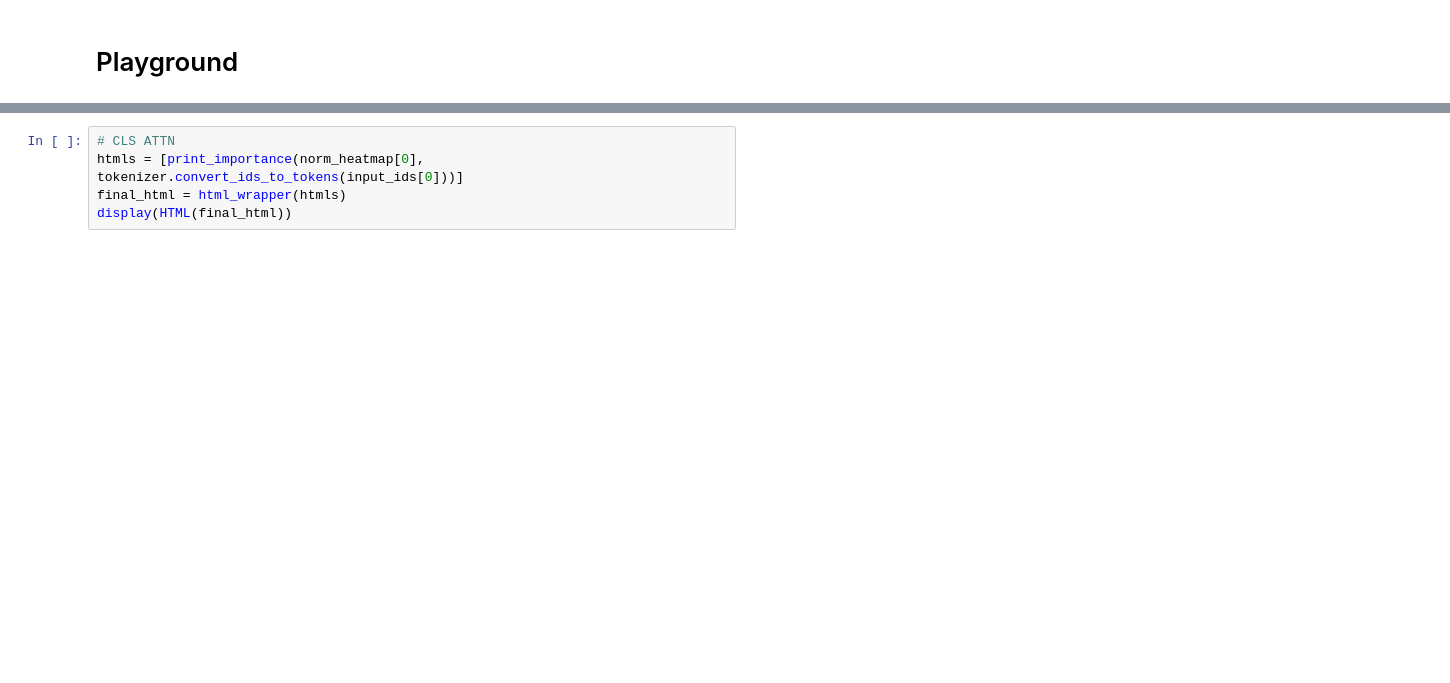
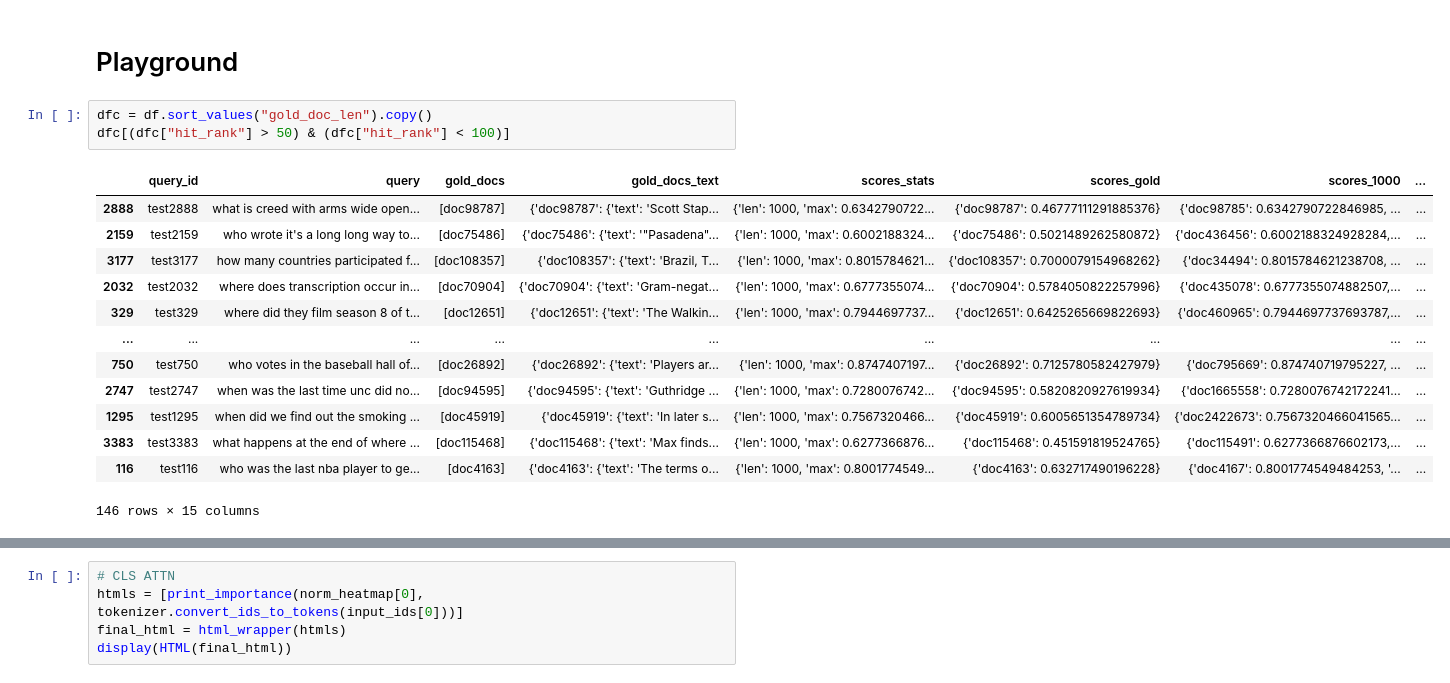
Before and after one commit to mohsenfayyaz/ColDeR, a Jupyter notebook: src/notebooks/BEIR_DecompX.ipynb, the cells around one changed output, grey strips where cells are left out. Saved outputs shown, nothing was run; the diff lists cells and outputs as text; blank space fills up the shorter version.

```diff
--- a/src/notebooks/BEIR_DecompX.ipynb
+++ b/src/notebooks/BEIR_DecompX.ipynb
@@ -308,4 +311,21 @@ nq, facebook/contriever-msmarco, idx=1235, score=0.6143867373466492
 # %% [markdown]
 # Playground
+# %%
+dfc = df.sort_values("gold_doc_len").copy()
+dfc[(dfc["hit_rank"] > 50) & (dfc["hit_rank"] < 100)]
+# %% [output]
+|  | query_id | query | gold_docs | gold_docs_text | scores_stats | scores_gold | scores_1000 | ... |
+| 2888 | test2888 | what is creed with arms wide open... | [doc98787] | {'doc98787': {'text': 'Scott Stap... | {'len': 1000, 'max': 0.6342790722... | {'doc98787': 0.46777111291885376} | {'doc98785': 0.6342790722846985, ... | ... |
+| 2159 | test2159 | who wrote it's a long long way to... | [doc75486] | {'doc75486': {'text': '"Pasadena"... | {'len': 1000, 'max': 0.6002188324... | {'doc75486': 0.5021489262580872} | {'doc436456': 0.6002188324928284,... | ... |
+| 3177 | test3177 | how many countries participated f... | [doc108357] | {'doc108357': {'text': 'Brazil, T... | {'len': 1000, 'max': 0.8015784621... | {'doc108357': 0.7000079154968262} | {'doc34494': 0.8015784621238708, ... | ... |
+| 2032 | test2032 | where does transcription occur in... | [doc70904] | {'doc70904': {'text': 'Gram-negat... | {'len': 1000, 'max': 0.6777355074... | {'doc70904': 0.5784050822257996} | {'doc435078': 0.6777355074882507,... | ... |
+| 329 | test329 | where did they film season 8 of t... | [doc12651] | {'doc12651': {'text': 'The Walkin... | {'len': 1000, 'max': 0.7944697737... | {'doc12651': 0.6425265669822693} | {'doc460965': 0.7944697737693787,... | ... |
+| ... | ... | ... | ... | ... | ... | ... | ... | ... |
+| 750 | test750 | who votes in the baseball hall of... | [doc26892] | {'doc26892': {'text': 'Players ar... | {'len': 1000, 'max': 0.8747407197... | {'doc26892': 0.7125780582427979} | {'doc795669': 0.874740719795227, ... | ... |
+| 2747 | test2747 | when was the last time unc did no... | [doc94595] | {'doc94595': {'text': 'Guthridge ... | {'len': 1000, 'max': 0.7280076742... | {'doc94595': 0.5820820927619934} | {'doc1665558': 0.7280076742172241... | ... |
+| 1295 | test1295 | when did we find out the smoking ... | [doc45919] | {'doc45919': {'text': 'In later s... | {'len': 1000, 'max': 0.7567320466... | {'doc45919': 0.6005651354789734} | {'doc2422673': 0.7567320466041565... | ... |
+| 3383 | test3383 | what happens at the end of where ... | [doc115468] | {'doc115468': {'text': 'Max finds... | {'len': 1000, 'max': 0.6277366876... | {'doc115468': 0.451591819524765} | {'doc115491': 0.6277366876602173,... | ... |
+| 116 | test116 | who was the last nba player to ge... | [doc4163] | {'doc4163': {'text': 'The terms o... | {'len': 1000, 'max': 0.8001774549... | {'doc4163': 0.632717490196228} | {'doc4167': 0.8001774549484253, '... | ... |
+146 rows × 15 columns
 # %%
 dfc = df.sort_values("hit_rank").copy()
```
Also changed, not shown: parts of 4 cells of this notebook.
